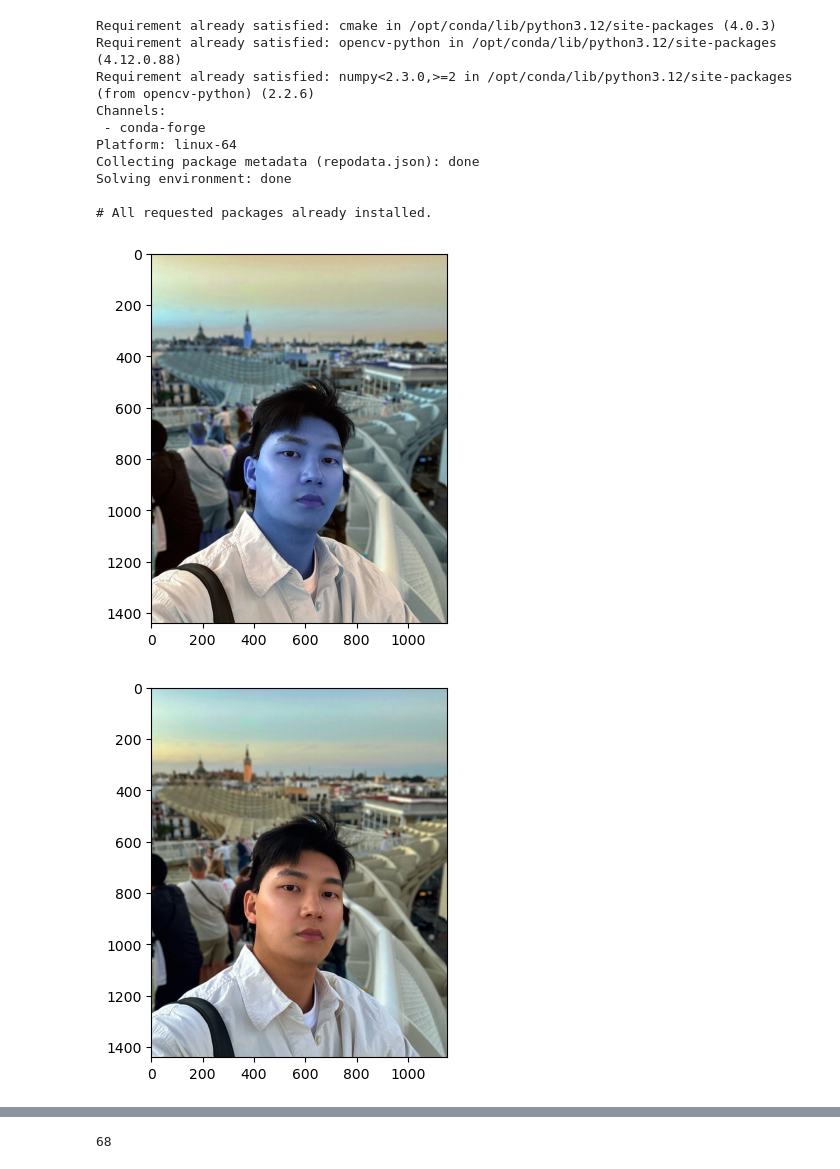
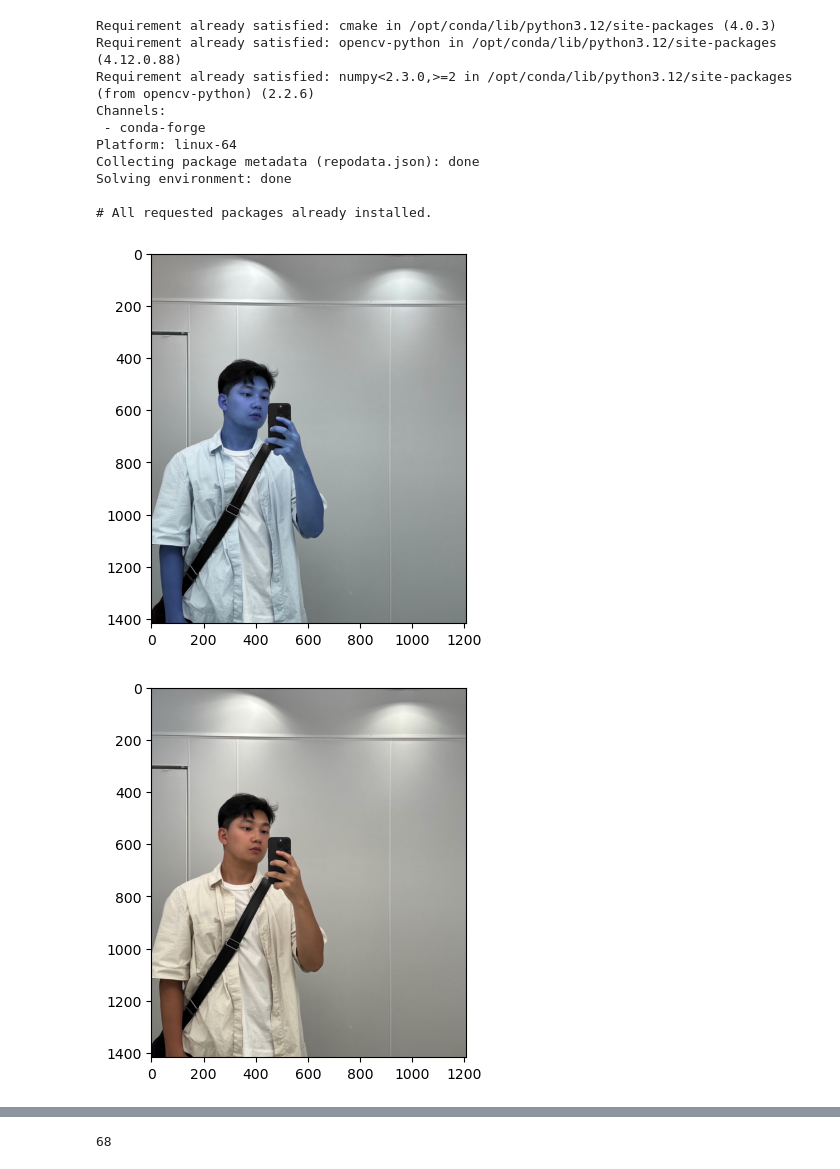
Before and after one commit to zeropro25/AIFFEL_quest_rs, a Jupyter notebook: Exploration/Ex03/ex03.ipynb, the cells around one changed output, grey strips where cells are left out. Cells and saved outputs as stored; diff of their text form; code cells hidden in the pictures.

```diff
--- a/Exploration/Ex03/ex03.ipynb
+++ b/Exploration/Ex03/ex03.ipynb
@@ -23,17 +23,18 @@ import dlib # 이미지 처리 및 기계 학습, 얼굴인식 등을 할 수
 # %%
+from PIL import Image
 home_dir = os.getenv('HOME')
-my_image_path = os.path.join(home_dir, 'work/camera_sticker/models/selfie.jpg') # 본인 이미지가 있는 경로를 가지고 온다.
-img_bgr = cv2.imread(my_image_path)    # OpenCV로 이미지를 불러옵니다
+my_image_path = os.path.join(home_dir, 'work/camera_sticker/models/selfie2.jpg') # 본인 이미지가 있는 경로를 가지고 온다.
+whisker_img = Image.open(my_image_path).convert("RGBA")
 img_show = img_bgr.copy()
 plt.imshow(img_bgr)
 plt.show()
 # %% [output]
-[figure, old version]
+[figure, new version]
 # %%
-# plt.imshow 이전에 RGB 이미지로 바꾸는 것을 잊지마세요.
+#RGB 변환
 img_rgb = cv2.cvtColor(img_bgr, cv2.COLOR_BGR2RGB)
-plt.imshow(img_rgb) # 이미지 실제 출력하기 위해 이미지를 올려줌 (원하는 사이즈의 픽셀을 원하는 색으로 채워서 만든 그림이라고 합니다.)
-plt.show() # 이미지 실제 출력
+plt.imshow(img_rgb)
+plt.show()
 # %% [output]
-[figure, old version]
+[figure, new version]
 # %%
```
Also changed, not shown: parts of 12 cells of this notebook.
